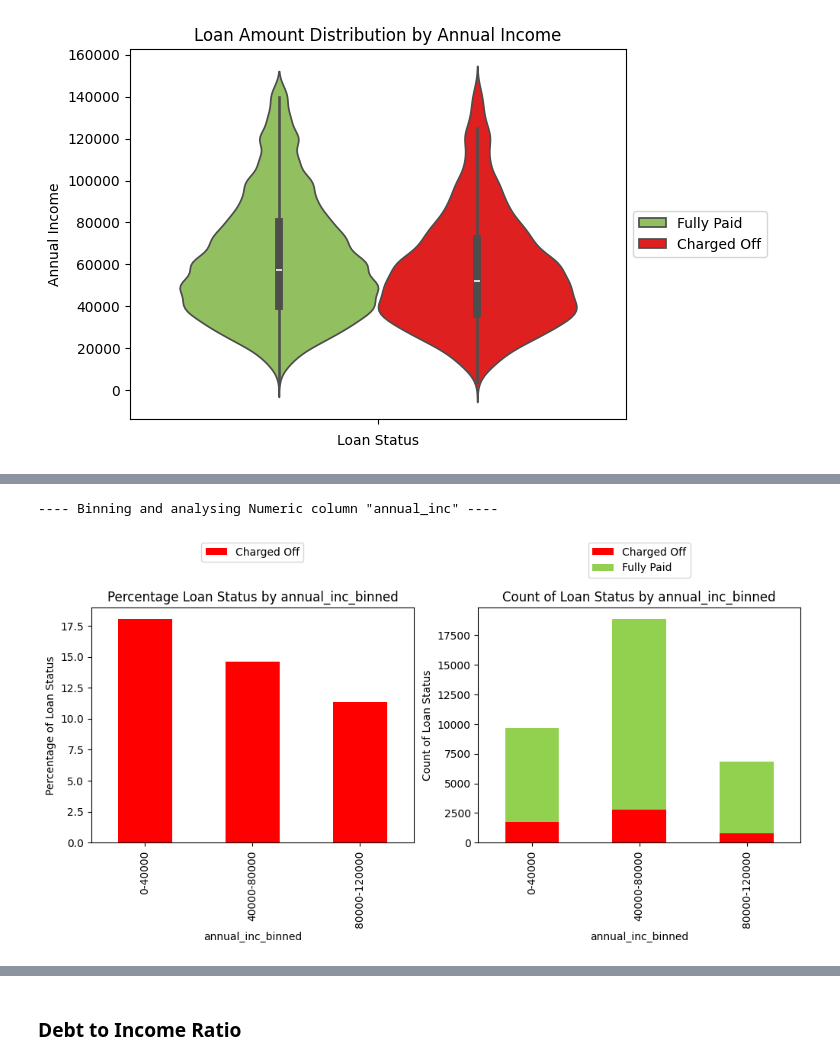
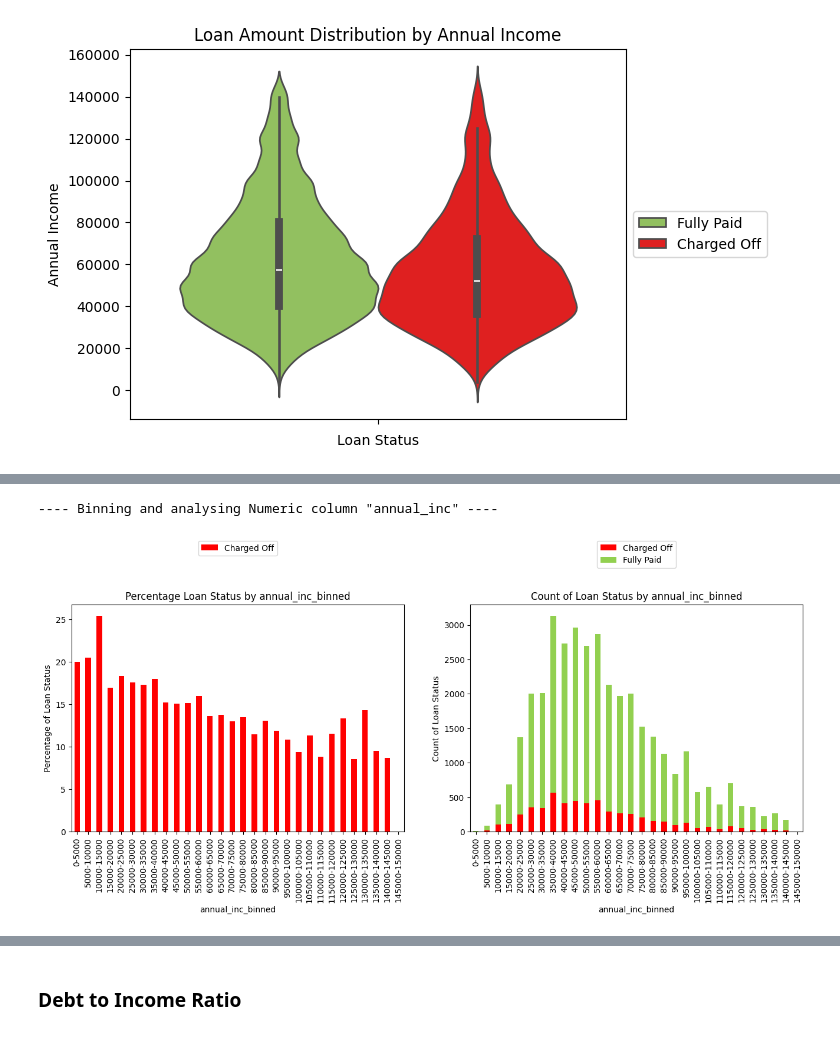
Before and after one commit to kk20krishna/Lending-Club-Case-Study, a Jupyter notebook: Lending_Club_Case_Study.ipynb, the cells around one changed output, grey strips where cells are left out. Cells and saved outputs as stored; diff of their text form; code cells hidden in the pictures.

```diff
--- a/Lending_Club_Case_Study.ipynb
+++ b/Lending_Club_Case_Study.ipynb
@@ -1438,5 +1479,5 @@ bva_numeric(col='annual_inc', col_name='Annual Income', data=df[df['annual_inc']
 # %%
-bva_segmented(col='annual_inc', col_name='Annual Income', edges=range(0,150001,40000), data=df[df['annual_inc']<2000000])
+bva_segmented(col='annual_inc', col_name='Annual Income', edges=range(0,150001,5000), data=df, figsize=(16,5))
 # %% [output]
 ---- Binning and analysing Numeric column "annual_inc" ----
-[figure, old version]
+[figure, new version]
```
Also changed, not shown: parts of 44 cells of this notebook.
